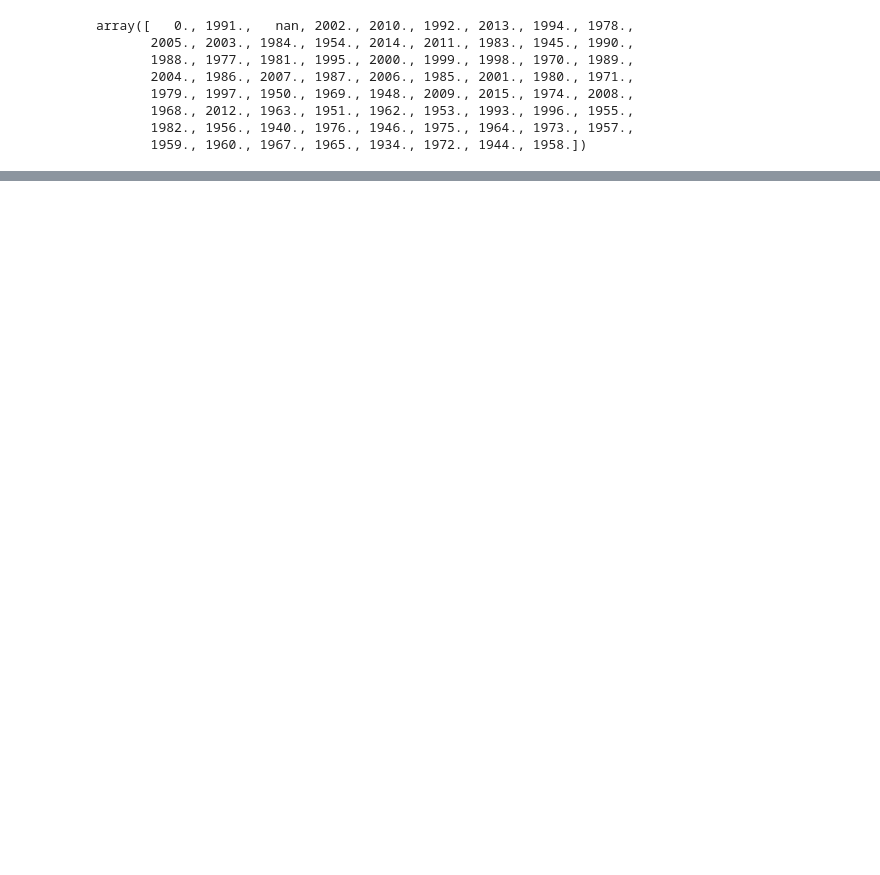
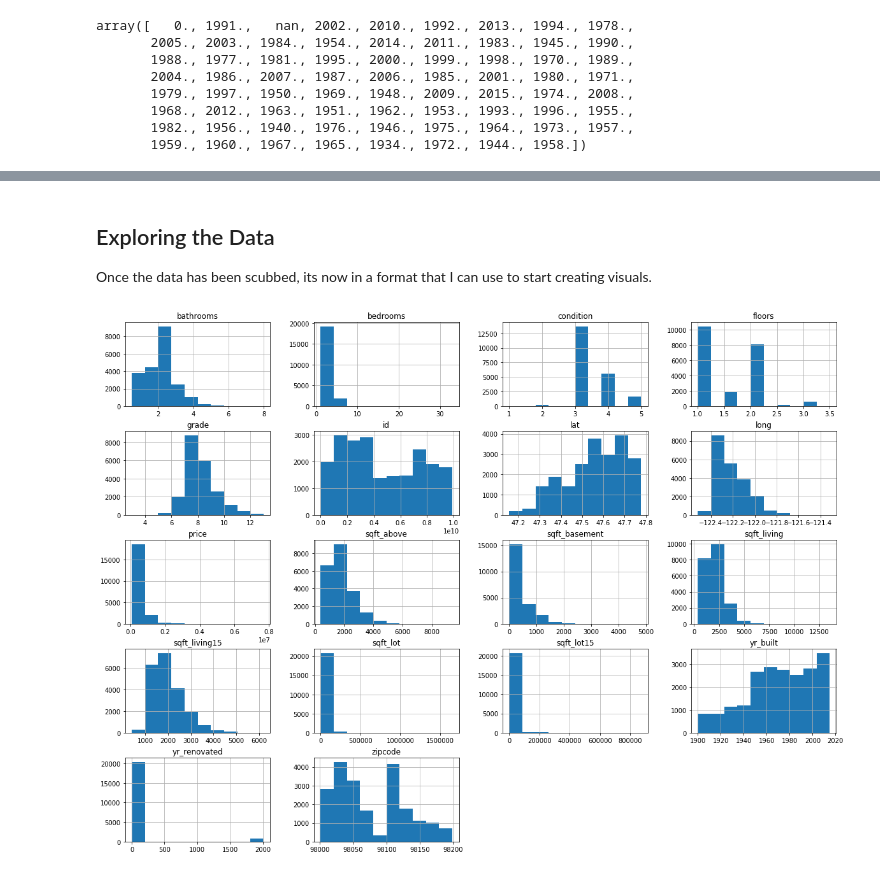
Before and after one commit to Amberlynnyandow/dsc-1-final-project-online-ds-ft-021119, a Jupyter notebook: student.ipynb, the cells around one changed output, grey strips where cells are left out. Drawn from its saved outputs; the diff is of its cells as text; code cells hidden in the pictures; blank space fills up the shorter version.

```diff
--- a/student.ipynb
+++ b/student.ipynb
@@ -170,0 +195,2 @@ df.hist(figsize =(10,10));
+# %%
+df = df[df.sqft_basement != '?'] #Oh! There are 454 ?'s. So I will get rid of those.
@@ -170,0 +217,6 @@ df.hist(figsize =(10,10));
+# %%
+df['sqft_basement'] = df.sqft_basement.astype(float) # I convert sqft_basement to a float and also decide to convert
+df['waterfront'] = df.waterfront.astype('str')       # waterfront and view to strings. I suspect they will be
+df['view'] = df.view.astype('str')                   # categorical variables.
+
+df.info()
@@ -170,0 +241,3 @@ df.hist(figsize =(10,10));
+# %%
+df['date'] = pd.to_datetime(df['date']) # Oops! I should probably convert the date column to a date time object
+df['date'].sort_values(ascending=True)
@@ -170,0 +262,9 @@ df.hist(figsize =(10,10));
+# %% [markdown]
+## Exploring the Data
+Once the data has been scubbed, its now in a format that I can use to start creating visuals.
+# %%
+df.hist(figsize=(20,15)); #Looking at histograms of all the data
+                          #Most of the data is skewed.
+                          #Condition, floors, bedrooms, sqft_lot, sqft_lot15 and yr_renovated might be categorical
+# %% [output]
+[figure, added]
```
Also changed, not shown: parts of 56 cells of this notebook, 2 other files.
